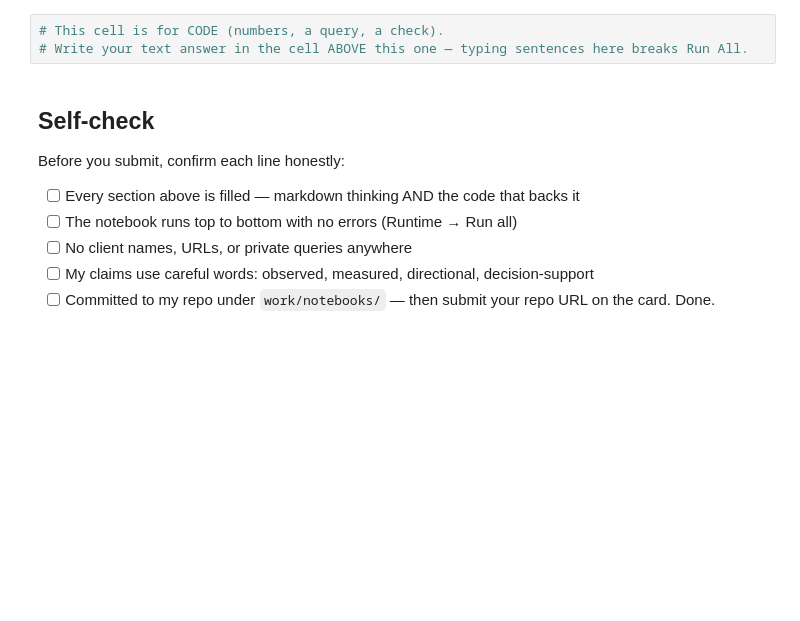
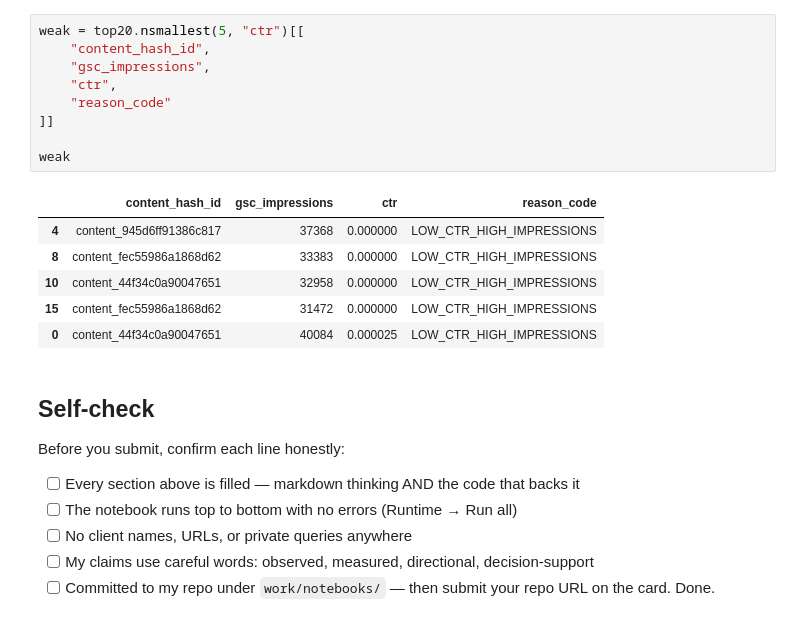
Before and after one commit to Ahsan-Qadeer/FlyRank-ML, a Jupyter notebook: work/notebooks/w04_baseline_score.ipynb, the cells around one changed output. Cells and saved outputs as stored; diff of their text form; blank space fills up the shorter version.

```diff
--- a/work/notebooks/w04_baseline_score.ipynb
+++ b/work/notebooks/w04_baseline_score.ipynb
@@ -144,6 +202,19 @@ print("\nCSV written successfully.")
 # %%
-# This cell is for CODE (numbers, a query, a check).
-# Write your text answer in the cell ABOVE this one — typing sentences here breaks Run All.
+weak = top20.nsmallest(5, "ctr")[[
+    "content_hash_id",
+    "gsc_impressions",
+    "ctr",
+    "reason_code"
+]]
+
+weak
+# %% [output]
+|  | content_hash_id | gsc_impressions | ctr | reason_code |
+| 4 | content_945d6ff91386c817 | 37368 | 0.000000 | LOW_CTR_HIGH_IMPRESSIONS |
+| 8 | content_fec55986a1868d62 | 33383 | 0.000000 | LOW_CTR_HIGH_IMPRESSIONS |
+| 10 | content_44f34c0a90047651 | 32958 | 0.000000 | LOW_CTR_HIGH_IMPRESSIONS |
+| 15 | content_fec55986a1868d62 | 31472 | 0.000000 | LOW_CTR_HIGH_IMPRESSIONS |
+| 0 | content_44f34c0a90047651 | 40084 | 0.000025 | LOW_CTR_HIGH_IMPRESSIONS |
 # %% [markdown]
 ## Self-check
 
```
Also changed, not shown: parts of 11 cells of this notebook.
